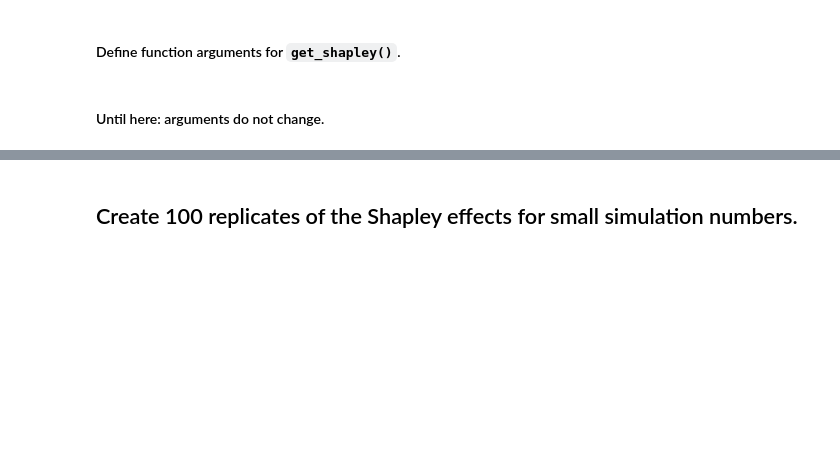
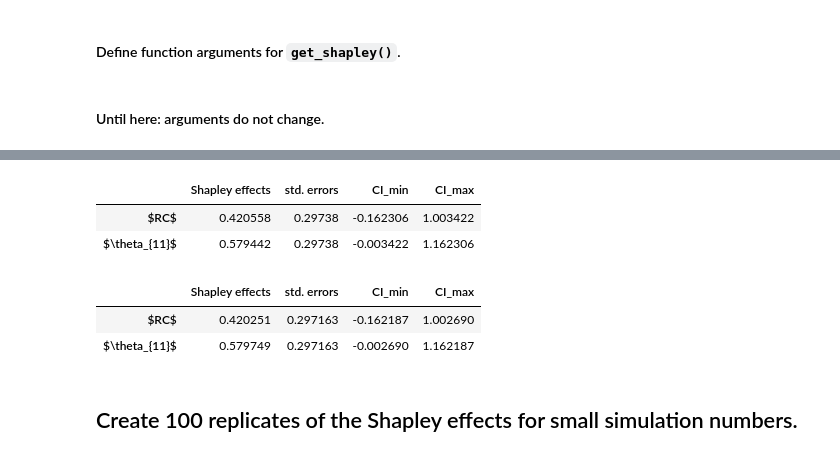
Before and after one commit to bhmueller/thesis, a Jupyter notebook: shapley_rc_theta_11.ipynb, the cells around one changed output, grey strips where cells are left out. Cells and saved outputs as stored; diff of their text form; code cells hidden in the pictures; blank space fills up the shorter version.

Commit message:
Run with 16,000 nad 30,000 model evals.

```diff
--- a/shapley_rc_theta_11.ipynb
+++ b/shapley_rc_theta_11.ipynb
@@ -116,0 +118,17 @@ Wall time: 57.5 s
+# %%
+# Define number of simulations.
+n_output = 10 ** 4
+n_outer = 10 ** 3
+n_inner = 10
+
+# Define model, and sampling functions.
+model = partial(
+    rust_model_shapley, method=method, n_perms=n_perms, n_inputs=n_inputs, n_output=n_output, n_outer=n_outer, n_inner=n_inner, trans_probs=trans_probs,
+    init_dict_estimation=init_dict_estimation, demand_dict=demand_dict,
+)
+x_all_partial = partial(x_all_raw, mean=params, cov=cov)
+x_cond_partial = partial(x_cond_raw, mean=params, cov=cov)
+
+# Duration for 100 evaluations.
+time_model_eval = 26
+approx_comp_time(time_model_eval, method, n_inputs, n_perms, n_output, n_outer, n_inner)
@@ -116,0 +139,9 @@ Wall time: 57.5 s
+# %%
+%%time
+# n_v = 10 ** 4, n_o = 10 ** 3, n_i = 3 takes 38min 34s. std error = 0.297163. 16,000 model evals.
+# n_v = 10 ** 4, n_o = 10 ** 3, n_i = 10 takes 1h 31min 18s. std error = 0.29738. 30,000 model evals.
+
+np.random.seed(123)
+
+exact_shapley = get_shapley(method, model, x_all_partial, x_cond_partial, n_perms, n_inputs, n_output, n_outer, n_inner)
+exact_shapley.rename(index={'X1': '$RC$', 'X2': '$\theta_{11}$'}, inplace=True)
@@ -117,3 +150,15 @@ Wall time: 57.5 s
+# %%
+exact_shapley
+# %% [output]
+|  | Shapley effects | std. errors | CI_min | CI_max |
+| $RC$ | 0.420558 | 0.29738 | -0.162306 | 1.003422 |
+| $\theta_{11}$ | 0.579442 | 0.29738 | -0.003422 | 1.162306 |
+# %%
+exact_shapley
+# %% [output]
+|  | Shapley effects | std. errors | CI_min | CI_max |
+| $RC$ | 0.420251 | 0.297163 | -0.162187 | 1.002690 |
+| $\theta_{11}$ | 0.579749 | 0.297163 | -0.002690 | 1.162187 |
 # %% [markdown]
 ## Create 100 replicates of the Shapley effects for small simulation numbers.
 # %%
```
Also changed, not shown: parts of 9 cells of this notebook.
